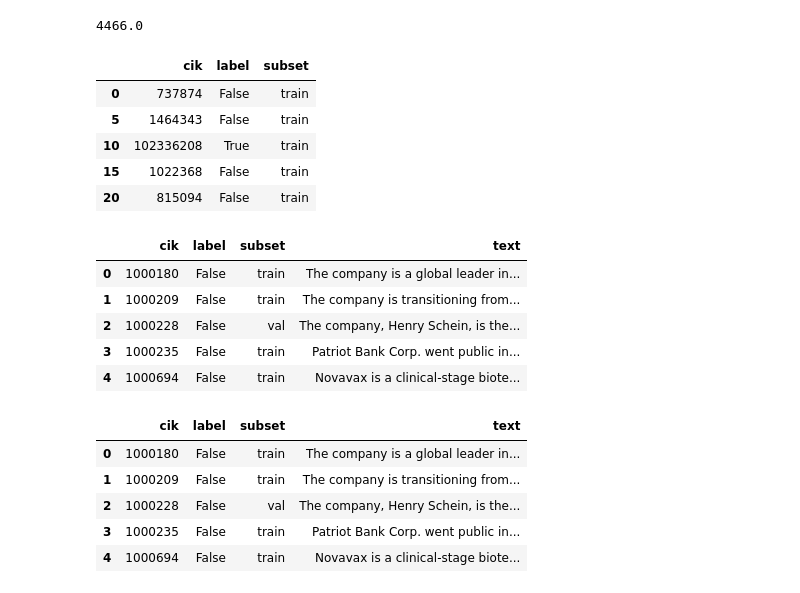
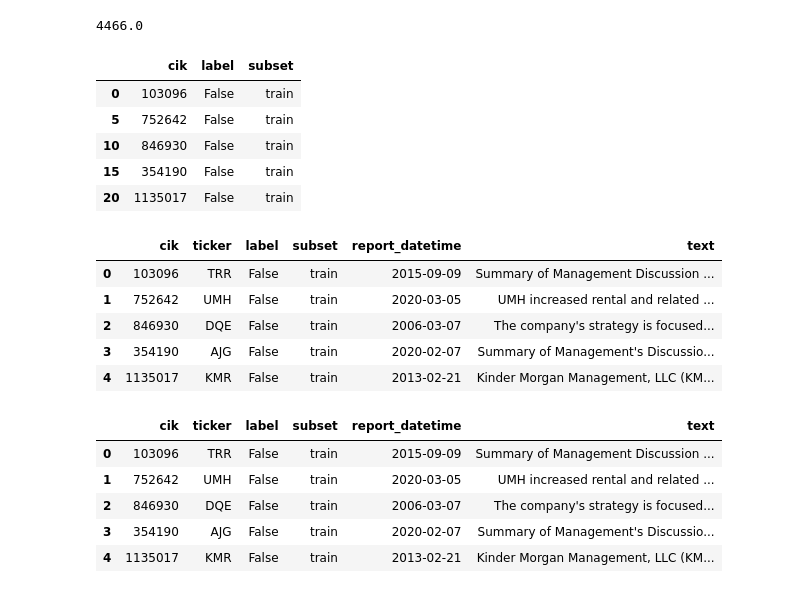
Before and after one commit to grepoz/bankruptcy-prophet, a Jupyter notebook: dataset/financial-data-processing-pipeline.ipynb, the cells around one changed output. Saved outputs shown, nothing was run; the diff lists cells and outputs as text; code cells hidden in the pictures.

```diff
--- a/dataset/financial-data-processing-pipeline.ipynb
+++ b/dataset/financial-data-processing-pipeline.ipynb
@@ -1036,5 +1103,7 @@ textual_data.head()
 | 3 | 1000235 | Patriot Bank Corp. went public in... |
 | 4 | 1000694 | Novavax is a clinical-stage biote... |
 # %%
-textual_data = pd.read_csv('textual_data_original_matched_with_fin_data_version2.csv')
+textual_data = pd.read_csv('textual_data_version6_complete.csv')
+textual_data_original = textual_data[~textual_data['ticker'].isna()]
 synthetic_textual_data = pd.read_csv('synthetic_textual_data.csv')
+len(synthetic_textual_data), len(textual_data_original)
@@ -1045,4 +1112,7 @@ len(synthetic_textual_data)
 # %%
-all_textual_data = pd.concat([textual_data, synthetic_textual_data])
-len(all_textual_data)
+# all_textual_data = pd.concat([textual_data, synthetic_textual_data])
+all_textual_data = textual_data_original
+all_textual_data.drop(columns=['label', 'subset'], inplace=True)
+# len(all_textual_data)
+all_textual_data.head()
 # %% [output]
@@ -1050,5 +1129,5 @@ len(all_textual_data)
 # %%
-df_bankrupt_companies_complete = pd.read_csv('bankrupt_companies_with_17variables_5years_split_version5_complete.csv')
+df_bankrupt_companies_complete = pd.read_csv('bankrupt_companies_with_17variables_5years_split_version5_original.csv')
 df_bankrupt_companies_unique = df_bankrupt_companies_complete.drop_duplicates(subset=['cik'])
 len(df_bankrupt_companies_unique)
 # %% [output]
@@ -1069,20 +1148,20 @@ df_bankrupt_companies_unique = df_bankrupt_companies_unique[['cik', 'label', 'su
 df_bankrupt_companies_unique.head()
 # %% [output]
 |  | cik | label | subset |
-| 0 | 737874 | False | train |
-| 5 | 1464343 | False | train |
-| 10 | 102336208 | True | train |
-| 15 | 1022368 | False | train |
-| 20 | 815094 | False | train |
+| 0 | 103096 | False | train |
+| 5 | 752642 | False | train |
+| 10 | 846930 | False | train |
+| 15 | 354190 | False | train |
+| 20 | 1135017 | False | train |
 # %%
 # add to the textual data the labels and subsets
-all_textual_data_enriched = pd.merge(all_textual_data, df_bankrupt_companies_unique, on='cik', how='left')
-all_textual_data_enriched = all_textual_data_enriched[['cik', 'label', 'subset', 'text']]
+all_textual_data_enriched = pd.merge(df_bankrupt_companies_unique, all_textual_data, on='cik')
+all_textual_data_enriched = all_textual_data_enriched[['cik', 'ticker', 'label', 'subset', 'report_datetime', 'text']]
 all_textual_data_enriched.head()
 # %% [output]
-|  | cik | label | subset | text |
-| 0 | 1000180 | False | train | The company is a global leader in... |
-| 1 | 1000209 | False | train | The company is transitioning from... |
-| 2 | 1000228 | False | val | The company, Henry Schein, is the... |
-| 3 | 1000235 | False | train | Patriot Bank Corp. went public in... |
-| 4 | 1000694 | False | train | Novavax is a clinical-stage biote... |
+|  | cik | ticker | label | subset | report_datetime | text |
+| 0 | 103096 | TRR | False | train | 2015-09-09 | Summary of Management Discussion ... |
+| 1 | 752642 | UMH | False | train | 2020-03-05 | UMH increased rental and related ... |
+| 2 | 846930 | DQE | False | train | 2006-03-07 | The company's strategy is focused... |
+| 3 | 354190 | AJG | False | train | 2020-02-07 | Summary of Management's Discussio... |
+| 4 | 1135017 | KMR | False | train | 2013-02-21 | Kinder Morgan Management, LLC (KM... |
@@ -1091,13 +1170,13 @@ all_textual_data_enriched.to_csv('textual_data_matched_split_version4.csv', inde
 # %%
-all_textual_data_enriched = pd.read_csv('textual_data_matched_split_version4.csv')
+all_textual_data_enriched = pd.read_csv('textual_data_matched_split_version6_original.csv')
 all_textual_data_enriched.head()
 # %% [output]
-|  | cik | label | subset | text |
-| 0 | 1000180 | False | train | The company is a global leader in... |
-| 1 | 1000209 | False | train | The company is transitioning from... |
-| 2 | 1000228 | False | val | The company, Henry Schein, is the... |
-| 3 | 1000235 | False | train | Patriot Bank Corp. went public in... |
-| 4 | 1000694 | False | train | Novavax is a clinical-stage biote... |
+|  | cik | ticker | label | subset | report_datetime | text |
+| 0 | 103096 | TRR | False | train | 2015-09-09 | Summary of Management Discussion ... |
+| 1 | 752642 | UMH | False | train | 2020-03-05 | UMH increased rental and related ... |
+| 2 | 846930 | DQE | False | train | 2006-03-07 | The company's strategy is focused... |
+| 3 | 354190 | AJG | False | train | 2020-02-07 | Summary of Management's Discussio... |
+| 4 | 1135017 | KMR | False | train | 2013-02-21 | Kinder Morgan Management, LLC (KM... |
 # %%
 def match_textual_data_with_financial_data(textual_dataset, financial_dataset):
     financial_dataset_ciks = financial_dataset['cik'].unique()
```
Also changed, not shown: parts of 23 cells of this notebook, 8 other files.
